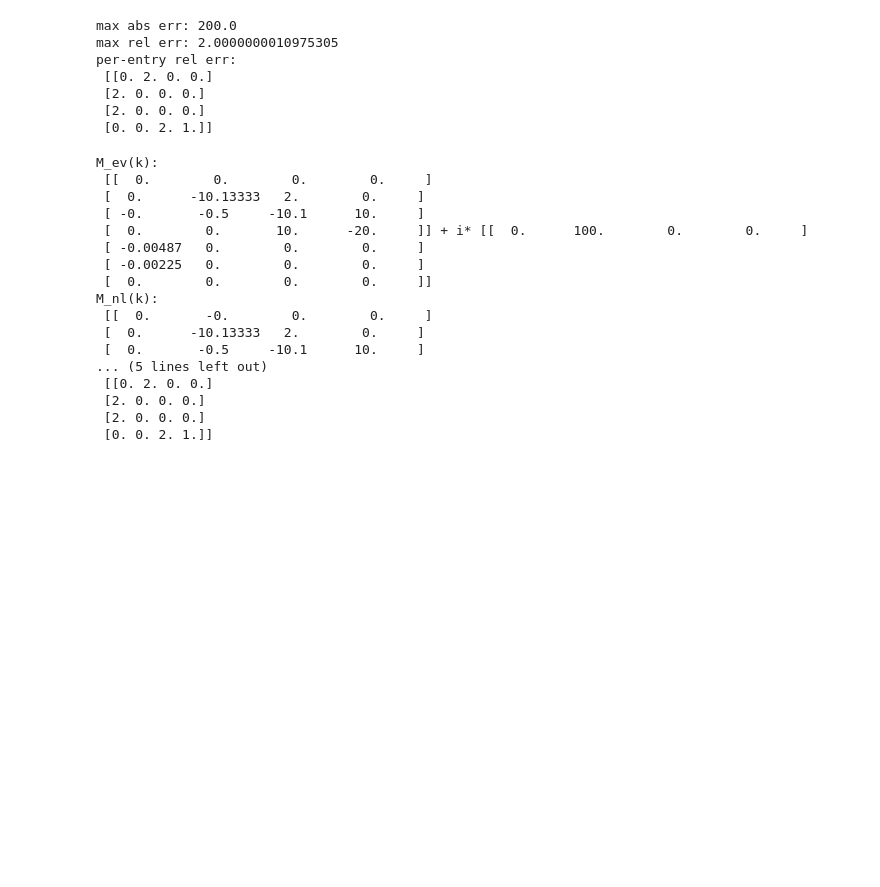
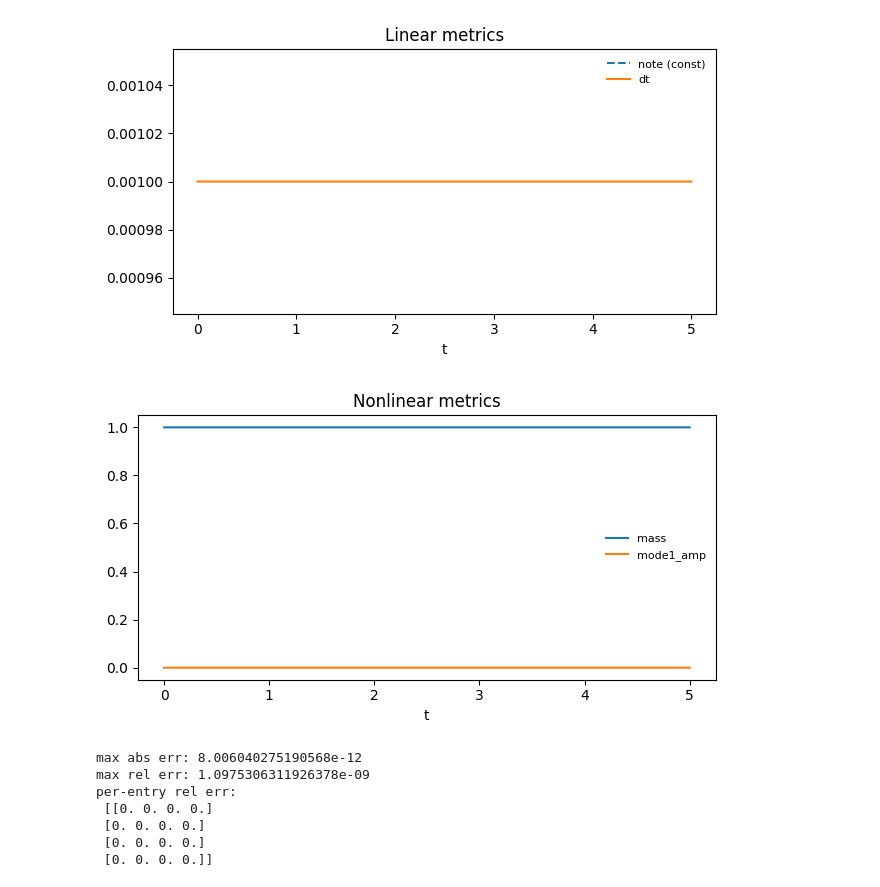
Before and after one commit to KonstantinGerbig/diff-inst, a Jupyter notebook: notebooks/IVP_tests.ipynb, the cells around one changed output. Drawn from its saved outputs; the diff is of its cells as text; code cells hidden in the pictures; blank space fills up the shorter version.

```diff
--- a/notebooks/IVP_tests.ipynb
+++ b/notebooks/IVP_tests.ipynb
@@ -350,6 +204,45 @@ plt.tight_layout(); plt.show()
+# %%
+# %% (optional) inspect tracked metrics if present — robust version
+tM_L, colsL = load_metrics(RUN_L)
+tM_N, colsN = load_metrics(RUN_N)
+
+import numpy as np
+import matplotlib.pyplot as plt
+
+def quick_metrics(t, cols, title):
+    if t is None or np.size(t) == 0 or not cols:
+        print(f"{title}: no metrics found.")
+        return
+    fig, ax = plt.subplots(figsize=(6.4, 3.6))
+    plotted = False
+    for k, v in cols.items():
+        a = np.asarray(v).squeeze()
+        if a.size == 0:
+            continue
+        if a.size == 1:
+            # scalar/length-1 → draw horizontal line across full t
+            ax.plot(t, np.full_like(t, float(a), dtype=float), linestyle="--", label=f"{k} (const)")
+            plotted = True
+        else:
+            n = min(len(t), len(a))
+            ax.plot(t[:n], a[:n], label=k)
+            plotted = True
+    if not plotted:
+        print(f"{title}: nothing plottable (only empty/scalars).")
+        plt.close(fig)
+        return
+    ax.set_xlabel("t")
+    ax.legend(frameon=False, fontsize=8)
+    ax.set_title(title)
+    plt.tight_layout(); plt.show()
+
+quick_metrics(tM_L, colsL, "Linear metrics")
+quick_metrics(tM_N, colsN, "Nonlinear metrics")
+# %% [output]
+[figure, added]
+[figure, added]
 # %%
 # %% Recover linear operator from RHS at k via small complex sinusoid
-import numpy as np
 from diffinst.linear_ops import L_of_k
 from diffinst.nonlinear_terms import rhs
 from diffinst.operators import PSOperators
@@ -410,7 +303,8 @@ def rhs_symbol_from_nonlinear(cfg, k_phys, Nx=None, Lx=None, eps_amp=1e-8):
             ik = int(np.argmin(np.abs(ks - k_phys)))
             Yk = np.fft.rfft(y)[ik]
             Xk = np.fft.rfft(pert[name])[ik]
-            M[i, j] = (Yk / (Xk + 0j))  # derivative per unit amplitude at that k
+            #M[i, j] = (Yk / (Xk + 0j))  # derivative per unit amplitude at that k
+            M[i, j] = (Yk / (Xk + 0j)).conj()
 
     return M
 
@@ -429,33 +323,10 @@ print("max abs err:", np.max(err))
 print("max rel err:", np.max(rel))
 print("per-entry rel err:\n", np.array_str(rel, precision=3, suppress_small=True))
 # %% [output]
-max abs err: 200.0
-max rel err: 2.0000000010975305
+max abs err: 8.006040275190568e-12
+max rel err: 1.0975306311926378e-09
 per-entry rel err:
- [[0. 2. 0. 0.]
- [2. 0. 0. 0.]
- [2. 0. 0. 0.]
- [0. 0. 2. 1.]]
+ [[0. 0. 0. 0.]
+ [0. 0. 0. 0.]
+ [0. 0. 0. 0.]
+ [0. 0. 0. 0.]]
-# %%
-np.set_printoptions(precision=5, suppress=True)
-print("M_ev(k):\n", M_ev.real, "+ i*", M_ev.imag)
-print("M_nl(k):\n", M_nl.real, "+ i*", M_nl.imag)
-print("rel err:\n", rel)
-# %% [output]
-M_ev(k):
- [[  0.        0.        0.        0.     ]
- [  0.      -10.13333   2.        0.     ]
- [ -0.       -0.5     -10.1      10.     ]
- [  0.        0.       10.      -20.     ]] + i* [[  0.      100.        0.        0.     ]
- [ -0.00487   0.        0.        0.     ]
- [ -0.00225   0.        0.        0.     ]
- [  0.        0.        0.        0.     ]]
-M_nl(k):
- [[  0.       -0.        0.        0.     ]
- [  0.      -10.13333   2.        0.     ]
- [  0.       -0.5     -10.1      10.     ]
-... (5 lines left out)
- [[0. 2. 0. 0.]
- [2. 0. 0. 0.]
- [2. 0. 0. 0.]
- [0. 0. 2. 1.]]
```
Also changed, not shown: parts of 15 cells of this notebook, 11 other files.
